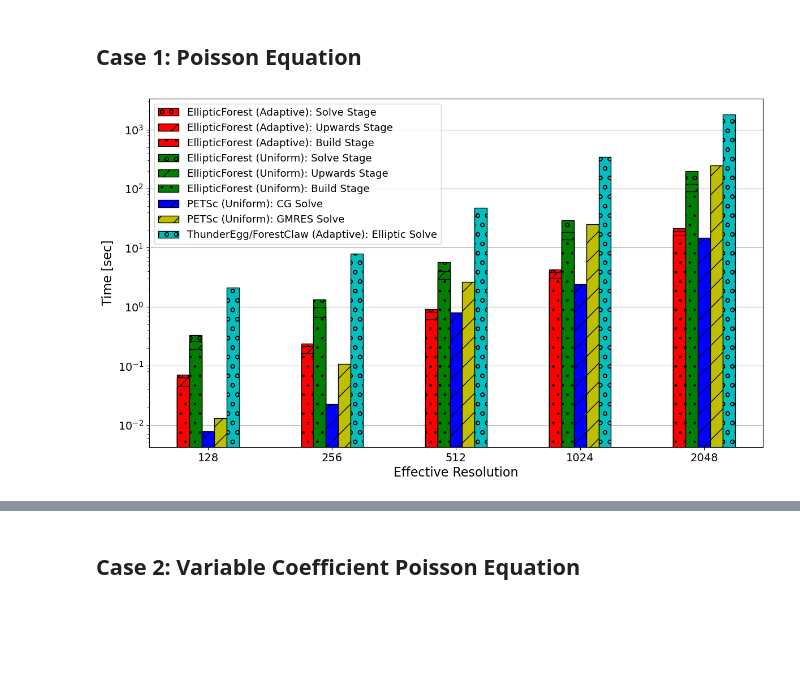
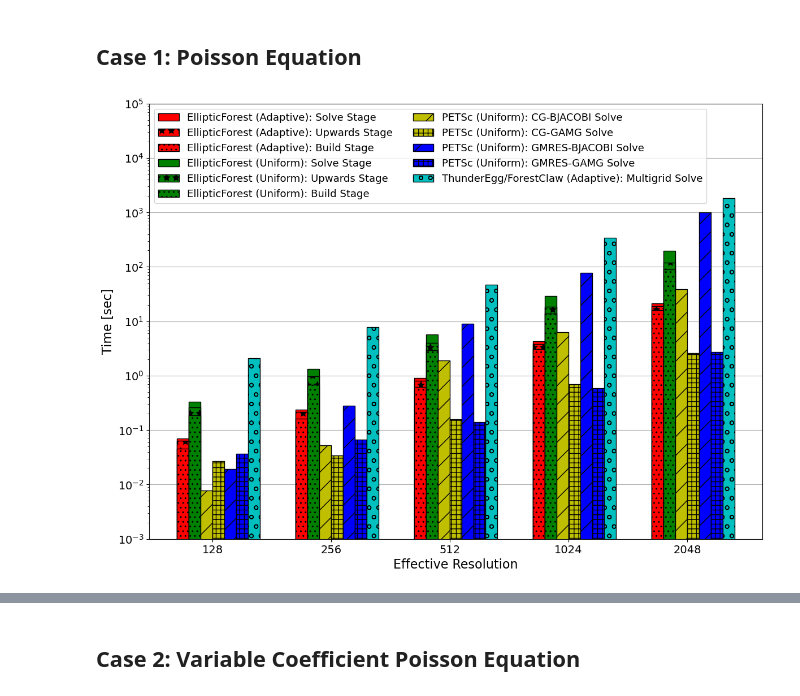
Before and after one commit to DamynChipman/Dissertation, a Jupyter notebook: src/scripts/plots.ipynb, the cells around one changed output, grey strips where cells are left out. Saved outputs shown, nothing was run; the diff lists cells and outputs as text; code cells hidden in the pictures; blank space fills up the shorter version.

Commit message:
Updating data from case studies and associated plots.

```diff
--- a/src/scripts/plots.ipynb
+++ b/src/scripts/plots.ipynb
@@ -16,8 +16,10 @@ fig_dir = '../figures/'
 data_elliptic_forest_adaptive = pd.read_csv(data_dir + 'case01-elliptic-forest-adaptive.csv')
 data_elliptic_forest_uniform = pd.read_csv(data_dir + 'case01-elliptic-forest-uniform.csv')
 data_thunderegg_adaptive = pd.read_csv(data_dir + 'case01-thunderegg-adaptive.csv')
-data_petsc_cg_uniform = pd.read_csv(data_dir + 'case01-petsc-cg-uniform.csv')
-data_petsc_gmres_uniform = pd.read_csv(data_dir + 'case01-petsc-gmres-uniform.csv')
+data_petsc_cg_bjacobi_uniform = pd.read_csv(data_dir + 'case01-petsc-cg-bjacobi-uniform.csv')
+data_petsc_cg_gamg_uniform = pd.read_csv(data_dir + 'case01-petsc-cg-gamg-uniform.csv')
+data_petsc_gmres_bjacobi_uniform = pd.read_csv(data_dir + 'case01-petsc-gmres-bjacobi-uniform.csv')
+data_petsc_gmres_gamg_uniform = pd.read_csv(data_dir + 'case01-petsc-gmres-gamg-uniform.csv')
 # %%
 ef_adaptive_build_time = np.array(data_elliptic_forest_adaptive['build_time'])
 ef_adaptive_upwards_time = np.array(data_elliptic_forest_adaptive['upwards_time'])
@@ -29,13 +31,19 @@ ef_uniform_solve_time = np.array(data_elliptic_forest_uniform['solve_time'])
 
 te_adaptive_solve_time = np.array(data_thunderegg_adaptive['elliptic_solve'])
 
-petsc_cg_uniform_assembly_time = np.array(data_petsc_cg_uniform['assembly_time'])
-petsc_cg_uniform_solve_time = np.array(data_petsc_cg_uniform['solve_time'])
+petsc_cg_bjacobi_uniform_assembly_time = np.array(data_petsc_cg_bjacobi_uniform['assembly_time'])
+petsc_cg_bjacobi_uniform_solve_time = np.array(data_petsc_cg_bjacobi_uniform['solve_time'])
 
-petsc_gmres_uniform_assembly_time = np.array(data_petsc_gmres_uniform['assembly_time'])
-petsc_gmres_uniform_solve_time = np.array(data_petsc_gmres_uniform['solve_time'])
+petsc_cg_gamg_uniform_assembly_time = np.array(data_petsc_cg_gamg_uniform['assembly_time'])
+petsc_cg_gamg_uniform_solve_time = np.array(data_petsc_cg_gamg_uniform['solve_time'])
 
-fig, ax = plt.subplots(figsize=(14,8))
+petsc_gmres_bjacobi_uniform_assembly_time = np.array(data_petsc_gmres_bjacobi_uniform['assembly_time'])
+petsc_gmres_bjacobi_uniform_solve_time = np.array(data_petsc_gmres_bjacobi_uniform['solve_time'])
+
+petsc_gmres_gamg_uniform_assembly_time = np.array(data_petsc_gmres_gamg_uniform['assembly_time'])
+petsc_gmres_gamg_uniform_solve_time = np.array(data_petsc_gmres_gamg_uniform['solve_time'])
+
+fig, ax = plt.subplots(figsize=(14,10))
 
 width = 0.1
 offset = 0
@@ -43,15 +51,15 @@ offset = 0
 ef_adaptive_bars = [
     ax.bar(
         np.array([0, 1, 2, 3, 4]) + offset, ef_adaptive_build_time + ef_adaptive_upwards_time + ef_adaptive_solve_time,
-        color='r', edgecolor='k', hatch='o', label='EllipticForest (Adaptive): Solve Stage', align='edge', width=width, log=True
+        color='r', edgecolor='k', label='EllipticForest (Adaptive): Solve Stage', align='edge', width=width, log=True
     ),
     ax.bar(
         np.array([0, 1, 2, 3, 4]) + offset, ef_adaptive_build_time + ef_adaptive_upwards_time,
-        color='r', edgecolor='k', hatch='/', label='EllipticForest (Adaptive): Upwards Stage', align='edge', width=width, log=True
+        color='r', edgecolor='k', hatch='*', label='EllipticForest (Adaptive): Upwards Stage', align='edge', width=width, log=True
     ),
     ax.bar(
         np.array([0, 1, 2, 3, 4]) + offset, ef_adaptive_build_time,
-        color='r', edgecolor='k', hatch='.', label='EllipticForest (Adaptive): Build Stage', align='edge', width=width, log=True
+        color='r', edgecolor='k', hatch='..', label='EllipticForest (Adaptive): Build Stage', align='edge', width=width, log=True
     )
 ]
 
@@ -59,59 +67,77 @@ offset += width
 ef_uniform_bars = [
     ax.bar(
         np.array([0, 1, 2, 3, 4]) + offset, ef_uniform_build_time + ef_uniform_upwards_time + ef_uniform_solve_time,
-        color='g', edgecolor='k', hatch='o', label='EllipticForest (Uniform): Solve Stage', align='edge', width=width, log=True
+        color='g', edgecolor='k', label='EllipticForest (Uniform): Solve Stage', align='edge', width=width, log=True
     ),
     ax.bar(
         np.array([0, 1, 2, 3, 4]) + offset, ef_uniform_build_time + ef_uniform_upwards_time,
-        color='g', edgecolor='k', hatch='/', label='EllipticForest (Uniform): Upwards Stage', align='edge', width=width, log=True
+        color='g', edgecolor='k', hatch='*', label='EllipticForest (Uniform): Upwards Stage', align='edge', width=width, log=True
     ),
     ax.bar(
         np.array([0, 1, 2, 3, 4]) + offset, ef_uniform_build_time,
-        color='g', edgecolor='k', hatch='.', label='EllipticForest (Uniform): Build Stage', align='edge', width=width, log=True
+        color='g', edgecolor='k', hatch='..', label='EllipticForest (Uniform): Build Stage', align='edge', width=width, log=True
     )
 ]
 
 offset += width
-petsc_cg_bars = [
+petsc_cg_bjacobi_bars = [
     ax.bar(
-        np.array([0, 1, 2, 3, 4]) + offset, petsc_cg_uniform_solve_time,
-        color='b', edgecolor='k', hatch='/', label='PETSc (Uniform): CG Solve', align='edge', width=width, log=True
+        np.array([0, 1, 2, 3, 4]) + offset, petsc_cg_bjacobi_uniform_solve_time,
+        color='y', edgecolor='k', hatch='/', label='PETSc (Uniform): CG-BJACOBI Solve', align='edge', width=width, log=True
     )
 ]
 
 offset += width
-petsc_gmres_bars = [
+petsc_cg_gamg_bars = [
     ax.bar(
-        np.array([0, 1, 2, 3, 4]) + offset, petsc_gmres_uniform_solve_time,
-        color='y', edgecolor='k', hatch='/', label='PETSc (Uniform): GMRES Solve', align='edge', width=width, log=True
+        np.array([0, 1, 2, 3, 4]) + offset, petsc_cg_gamg_uniform_solve_time,
+        color='y', edgecolor='k', hatch='++', label='PETSc (Uniform): CG-GAMG Solve', align='edge', width=width, log=True
+    )
+]
+
+offset += width
+petsc_gmres_bjacobi_bars = [
+    ax.bar(
+        np.array([0, 1, 2, 3, 4]) + offset, petsc_gmres_bjacobi_uniform_solve_time,
+        color='b', edgecolor='k', hatch='/', label='PETSc (Uniform): GMRES-BJACOBI Solve', align='edge', width=width, log=True
+    )
+]
+
+offset += width
+petsc_gmres_gamg_bars = [
+    ax.bar(
+        np.array([0, 1, 2, 3, 4]) + offset, petsc_gmres_gamg_uniform_solve_time,
+        color='b', edgecolor='k', hatch='++', label='PETSc (Uniform): GMRES-GAMG Solve', align='edge', width=width, log=True
     )
 ]
 
 offset += width
 te_uniform_bars = [
     ax.bar(
         np.array([0, 1, 2, 3, 4]) + offset, te_adaptive_solve_time,
-        color='c', edgecolor='k', hatch='o', label='ThunderEgg/ForestClaw (Adaptive): Elliptic Solve', align='edge', width=width, log=True
+        color='c', edgecolor='k', hatch='o', label='ThunderEgg/ForestClaw (Adaptive): Multigrid Solve', align='edge', width=width, log=True
     )
 ]
 
 ax.set_xlabel('Effective Resolution', size=16)
-ax.set_xticks(np.array([0, 1, 2, 3, 4]) + 0.25)
+ax.set_xticks(np.array([0, 1, 2, 3, 4]) + 0.3)
 ax.set_xticklabels([128, 256, 512, 1024, 2048])
 
 ax.set_ylabel('Time [sec]', size=16)
+ax.set_ylim([1e-3, 1e5])
+
 ax.tick_params(axis='both', labelsize=14)
 
-ax.legend(prop={'size':13})
+ax.legend(prop={'size':13}, ncol=2)
 ax.grid(axis='y', which='major')
 ax.set_axisbelow(True)
 
 # ax.set_title('Poisson Equation Solve Comparison')
 
-plt.savefig(fig_dir + 'case01-stacked-bar-plot-comparisons-no-title.pdf')
-plt.savefig(fig_dir + 'case01-stacked-bar-plot-comparisons-no-title.png')
+plt.savefig(fig_dir + 'case01-stacked-bar-plot-comparisons-no-title.pdf', bbox_inches='tight')
+plt.savefig(fig_dir + 'case01-stacked-bar-plot-comparisons-no-title.png', bbox_inches='tight')
 # %% [output]
-[figure, old version]
+[figure, new version]
 # %%
 ef_adaptive_l1_error = np.array(data_elliptic_forest_adaptive['l1_error'])
 ef_adaptive_l2_error = np.array(data_elliptic_forest_adaptive['l2_error'])
```
Also changed, not shown: parts of 10 cells of this notebook, 22 other files.
